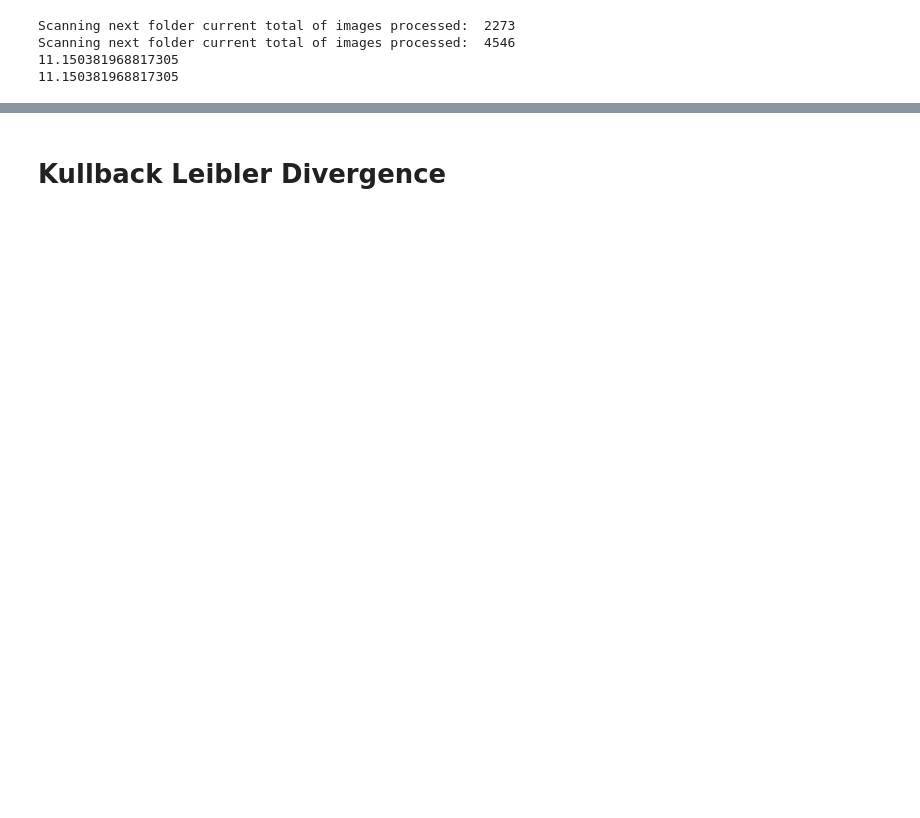
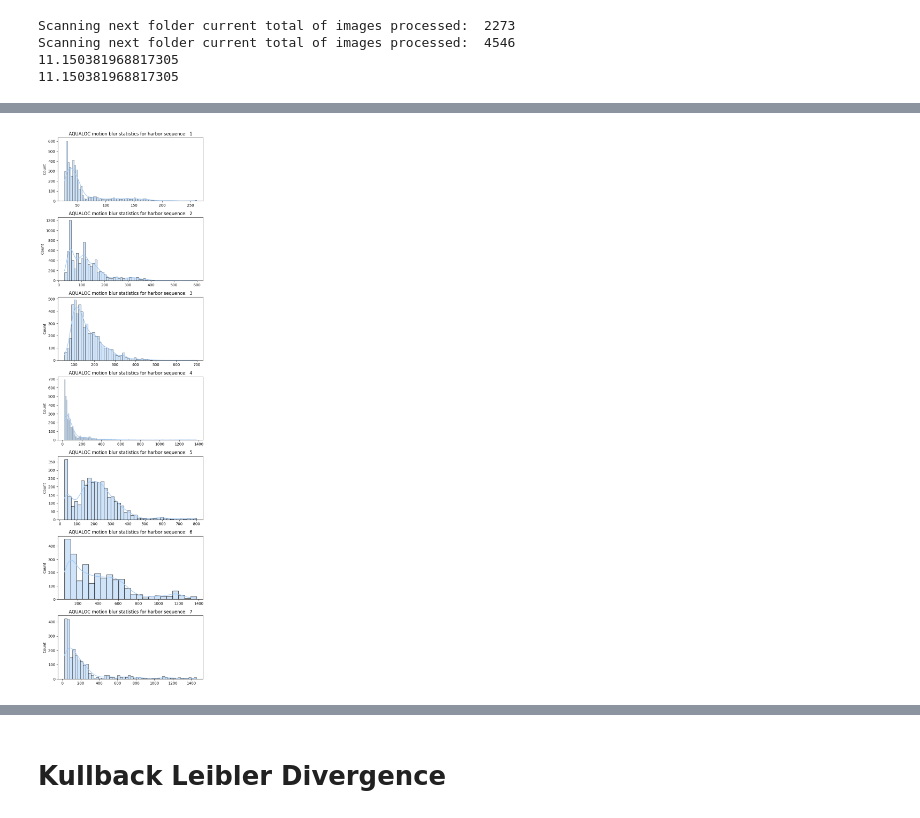
Before and after one commit to tobsthetobs/bsc-dataset-metrics, a Jupyter notebook: notebooks/information_theory.ipynb, the cells around one changed output, grey strips where cells are left out. Cells and saved outputs as stored; diff of their text form; code cells hidden in the pictures; blank space fills up the shorter version.

```diff
--- a/notebooks/information_theory.ipynb
+++ b/notebooks/information_theory.ipynb
@@ -67,3 +94,7 @@ Scanning next folder current total of images processed:  17879
+# %%
+dp.create_b_histogram_aqualoc(data_mb_aqualoc, "AQUALOC motion blur statistics for harbor sequence:")
+# %% [output]
+[figure, added]
 # %%
 for i in data_mb_aqualoc:
     print(calculate_shannon_entropy(i))
```
Also changed, not shown: parts of 9 cells of this notebook, 3 other files.
